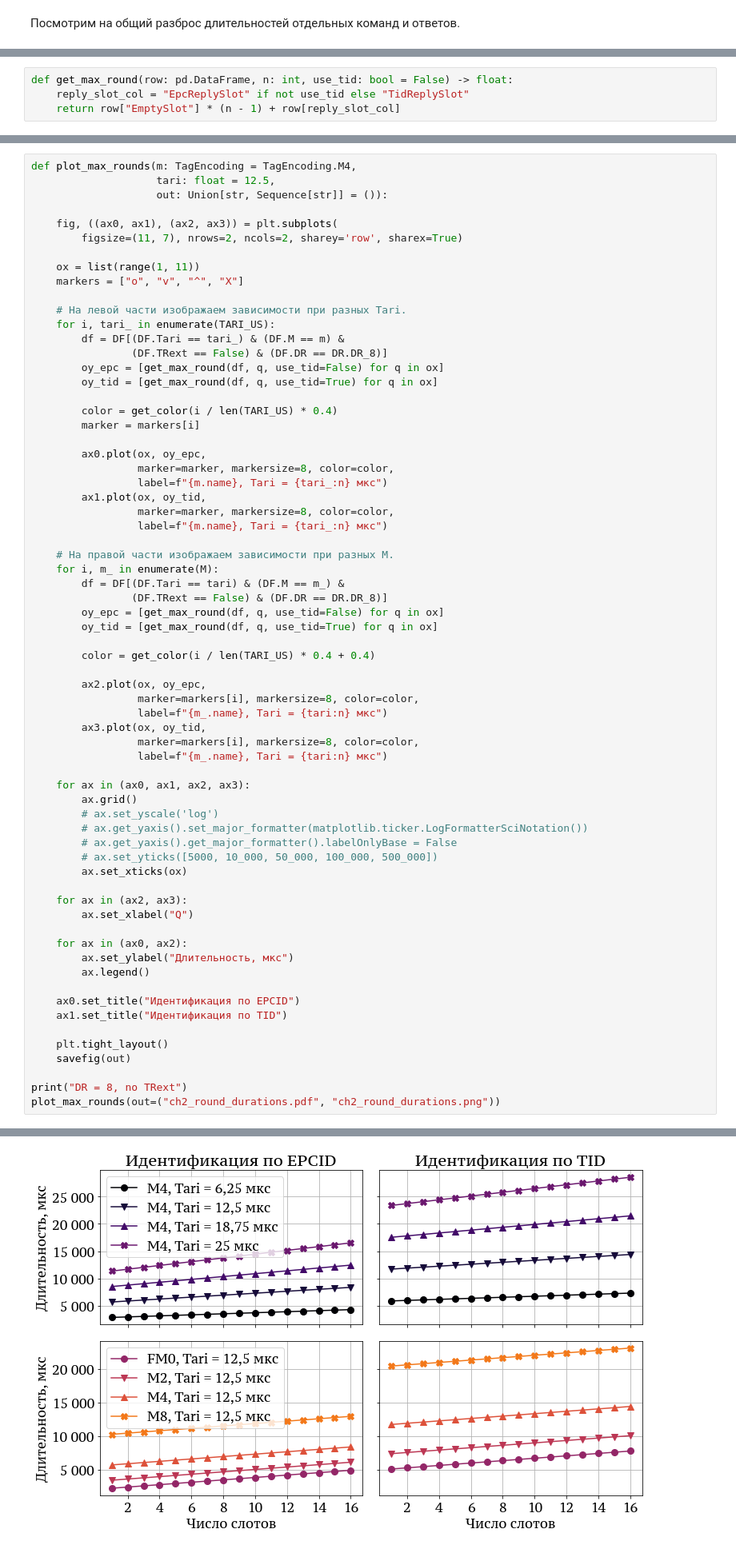
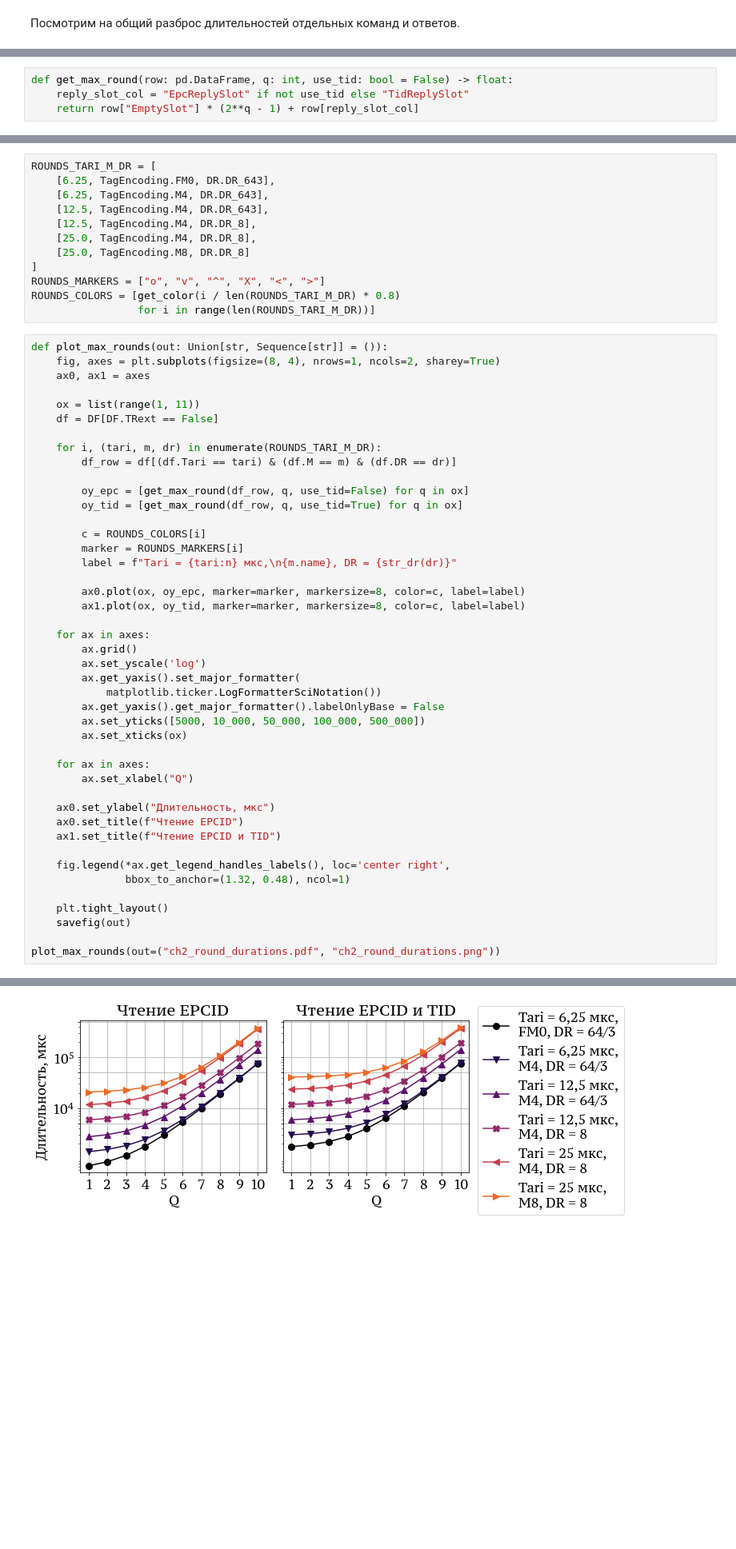
Before and after one commit to kruglov-mipt/diplom, a Jupyter notebook: experiments/Rounds.ipynb, the cells around one changed output, grey strips where cells are left out. Shown: that part at 80% size. Cells and saved outputs as stored; diff of their text form; blank space fills up the shorter version.

Commit message:
Finish Channels and Rounds notebooks

```diff
--- a/experiments/Rounds.ipynb
+++ b/experiments/Rounds.ipynb
@@ -415,8 +427,8 @@ plot_slots()
 # %% [output]
 [figure]
 # %%
-def get_max_round(row: pd.DataFrame, n: int, use_tid: bool = False) -> float:
+def get_max_round(row: pd.DataFrame, q: int, use_tid: bool = False) -> float:
     reply_slot_col = "EpcReplySlot" if not use_tid else "TidReplySlot"
-    return row["EmptySlot"] * (n - 1) + row[reply_slot_col]
+    return row["EmptySlot"] * (2**q - 1) + row[reply_slot_col]
 # %% [markdown]
 Рассчитаем максимальные длительности раундов для разных Tari и M.
@@ -423,68 +445,57 @@ def get_max_round(row: pd.DataFrame, n: int, use_tid: bool = False) -> float:
+# %%
+ROUNDS_TARI_M_DR = [
+    [6.25, TagEncoding.FM0, DR.DR_643],
+    [6.25, TagEncoding.M4, DR.DR_643],
+    [12.5, TagEncoding.M4, DR.DR_643],
+    [12.5, TagEncoding.M4, DR.DR_8],
+    [25.0, TagEncoding.M4, DR.DR_8],
+    [25.0, TagEncoding.M8, DR.DR_8]
+]
+ROUNDS_MARKERS = ["o", "v", "^", "X", "<", ">"]
+ROUNDS_COLORS = [get_color(i / len(ROUNDS_TARI_M_DR) * 0.8)
+                 for i in range(len(ROUNDS_TARI_M_DR))]
 # %%
-def plot_max_rounds(m: TagEncoding = TagEncoding.M4,
-                    tari: float = 12.5,
-                    out: Union[str, Sequence[str]] = ()):
-
-    fig, ((ax0, ax1), (ax2, ax3)) = plt.subplots(
-        figsize=(11, 7), nrows=2, ncols=2, sharey='row', sharex=True)
+def plot_max_rounds(out: Union[str, Sequence[str]] = ()):
+    fig, axes = plt.subplots(figsize=(8, 4), nrows=1, ncols=2, sharey=True)
+    ax0, ax1 = axes
 
     ox = list(range(1, 11))
-    markers = ["o", "v", "^", "X"]
+    df = DF[DF.TRext == False]
 
-    # На левой части изображаем зависимости при разных Tari.
-    for i, tari_ in enumerate(TARI_US):
-        df = DF[(DF.Tari == tari_) & (DF.M == m) &
-                (DF.TRext == False) & (DF.DR == DR.DR_8)]
-        oy_epc = [get_max_round(df, q, use_tid=False) for q in ox]
-        oy_tid = [get_max_round(df, q, use_tid=True) for q in ox]
+    for i, (tari, m, dr) in enumerate(ROUNDS_TARI_M_DR):
+        df_row = df[(df.Tari == tari) & (df.M == m) & (df.DR == dr)]
 
-        color = get_color(i / len(TARI_US) * 0.4)
-        marker = markers[i]
+        oy_epc = [get_max_round(df_row, q, use_tid=False) for q in ox]
+        oy_tid = [get_max_round(df_row, q, use_tid=True) for q in ox]
 
-        ax0.plot(ox, oy_epc,
-                 marker=marker, markersize=8, color=color,
-                 label=f"{m.name}, Tari = {tari_:n} мкс")
-        ax1.plot(ox, oy_tid,
-                 marker=marker, markersize=8, color=color,
-                 label=f"{m.name}, Tari = {tari_:n} мкс")
+        c = ROUNDS_COLORS[i]
+        marker = ROUNDS_MARKERS[i]
+        label = f"Tari = {tari:n} мкс,\n{m.name}, DR = {str_dr(dr)}"
 
-    # На правой части изображаем зависимости при разных M.
-    for i, m_ in enumerate(M):
-        df = DF[(DF.Tari == tari) & (DF.M == m_) &
-                (DF.TRext == False) & (DF.DR == DR.DR_8)]
-        oy_epc = [get_max_round(df, q, use_tid=False) for q in ox]
-        oy_tid = [get_max_round(df, q, use_tid=True) for q in ox]
+        ax0.plot(ox, oy_epc, marker=marker, markersize=8, color=c, label=label)
+        ax1.plot(ox, oy_tid, marker=marker, markersize=8, color=c, label=label)
 
-        color = get_color(i / len(TARI_US) * 0.4 + 0.4)
-
-        ax2.plot(ox, oy_epc,
-                 marker=markers[i], markersize=8, color=color,
-                 label=f"{m_.name}, Tari = {tari:n} мкс")
-        ax3.plot(ox, oy_tid,
-                 marker=markers[i], markersize=8, color=color,
-                 label=f"{m_.name}, Tari = {tari:n} мкс")
-
-    for ax in (ax0, ax1, ax2, ax3):
+    for ax in axes:
         ax.grid()
-        # ax.set_yscale('log')
-        # ax.get_yaxis().set_major_formatter(matplotlib.ticker.LogFormatterSciNotation())
-        # ax.get_yaxis().get_major_formatter().labelOnlyBase = False
-        # ax.set_yticks([5000, 10_000, 50_000, 100_000, 500_000])
+        ax.set_yscale('log')
+        ax.get_yaxis().set_major_formatter(
+            matplotlib.ticker.LogFormatterSciNotation())
+        ax.get_yaxis().get_major_formatter().labelOnlyBase = False
+        ax.set_yticks([5000, 10_000, 50_000, 100_000, 500_000])
         ax.set_xticks(ox)
 
-    for ax in (ax2, ax3):
+    for ax in axes:
         ax.set_xlabel("Q")
 
-    for ax in (ax0, ax2):
-        ax.set_ylabel("Длительность, мкс")
-        ax.legend()
+    ax0.set_ylabel("Длительность, мкс")
+    ax0.set_title(f"Чтение EPCID")
+    ax1.set_title(f"Чтение EPCID и TID")
 
-    ax0.set_title("Идентификация по EPCID")
-    ax1.set_title("Идентификация по TID")
+    fig.legend(*ax.get_legend_handles_labels(), loc='center right',
+               bbox_to_anchor=(1.32, 0.48), ncol=1)
 
     plt.tight_layout()
     savefig(out)
 
-print("DR = 8, no TRext")
 plot_max_rounds(out=("ch2_round_durations.pdf", "ch2_round_durations.png"))
 # %% [output]
@@ -492 +502 @@ DR = 8, no TRext
-[figure, old version]
+[figure, new version]
```
Also changed, not shown: parts of 10 cells of this notebook, 15 other files.
